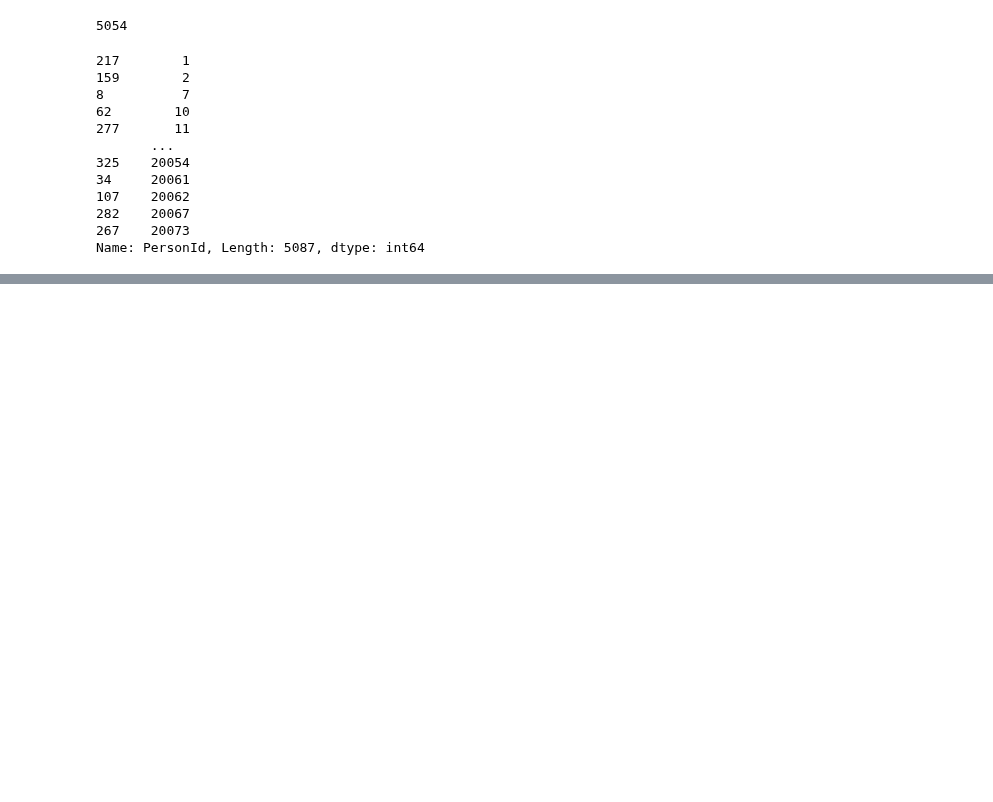
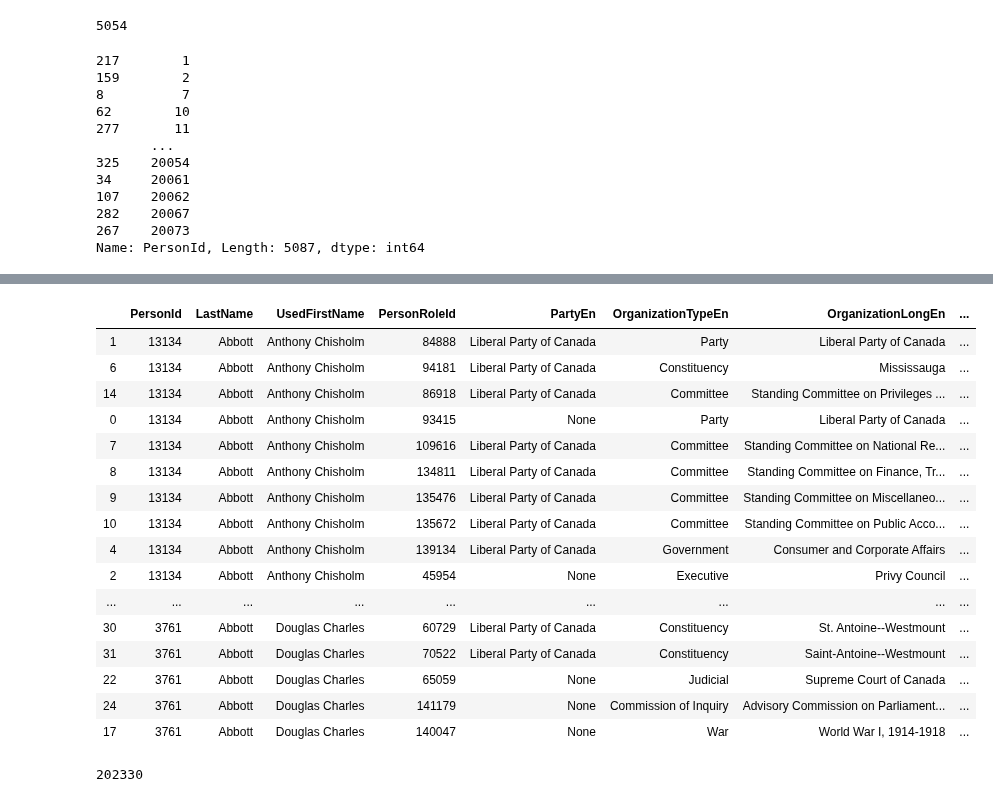
Before and after one commit to nedgar/parleh, a Jupyter notebook: notebooks/Parliamentary data.ipynb, the cells around one changed output, grey strips where cells are left out. Saved outputs shown, nothing was run; the diff lists cells and outputs as text; code cells hidden in the pictures; blank space fills up the shorter version.

```diff
--- a/notebooks/Parliamentary data.ipynb
+++ b/notebooks/Parliamentary data.ipynb
@@ -186,0 +495,24 @@ Name: PersonId, Length: 5087, dtype: int64
+# %%
+df[:50].sort_values(['LastName', 'UsedFirstName', 'StartDate', 'PersonRoleId'])
+# %% [output]
+|  | PersonId | LastName | UsedFirstName | PersonRoleId | PartyEn | OrganizationTypeEn | OrganizationLongEn | ... |
+| 1 | 13134 | Abbott | Anthony Chisholm | 84888 | Liberal Party of Canada | Party | Liberal Party of Canada | ... |
+| 6 | 13134 | Abbott | Anthony Chisholm | 94181 | Liberal Party of Canada | Constituency | Mississauga | ... |
+| 14 | 13134 | Abbott | Anthony Chisholm | 86918 | Liberal Party of Canada | Committee | Standing Committee on Privileges ... | ... |
+| 0 | 13134 | Abbott | Anthony Chisholm | 93415 | None | Party | Liberal Party of Canada | ... |
+| 7 | 13134 | Abbott | Anthony Chisholm | 109616 | Liberal Party of Canada | Committee | Standing Committee on National Re... | ... |
+| 8 | 13134 | Abbott | Anthony Chisholm | 134811 | Liberal Party of Canada | Committee | Standing Committee on Finance, Tr... | ... |
+| 9 | 13134 | Abbott | Anthony Chisholm | 135476 | Liberal Party of Canada | Committee | Standing Committee on Miscellaneo... | ... |
+| 10 | 13134 | Abbott | Anthony Chisholm | 135672 | Liberal Party of Canada | Committee | Standing Committee on Public Acco... | ... |
+| 4 | 13134 | Abbott | Anthony Chisholm | 139134 | Liberal Party of Canada | Government | Consumer and Corporate Affairs | ... |
+| 2 | 13134 | Abbott | Anthony Chisholm | 45954 | None | Executive | Privy Council | ... |
+| ... | ... | ... | ... | ... | ... | ... | ... | ... |
+| 30 | 3761 | Abbott | Douglas Charles | 60729 | Liberal Party of Canada | Constituency | St. Antoine--Westmount | ... |
+| 31 | 3761 | Abbott | Douglas Charles | 70522 | Liberal Party of Canada | Constituency | Saint-Antoine--Westmount | ... |
+| 22 | 3761 | Abbott | Douglas Charles | 65059 | None | Judicial | Supreme Court of Canada | ... |
+| 24 | 3761 | Abbott | Douglas Charles | 141179 | None | Commission of Inquiry | Advisory Commission on Parliament... | ... |
+| 17 | 3761 | Abbott | Douglas Charles | 140047 | None | War | World War I, 1914-1918 | ... |
+# %%
+len(df)
+# %% [output]
+202330
```
Also changed, not shown: parts of 25 cells of this notebook, 2 other files.
